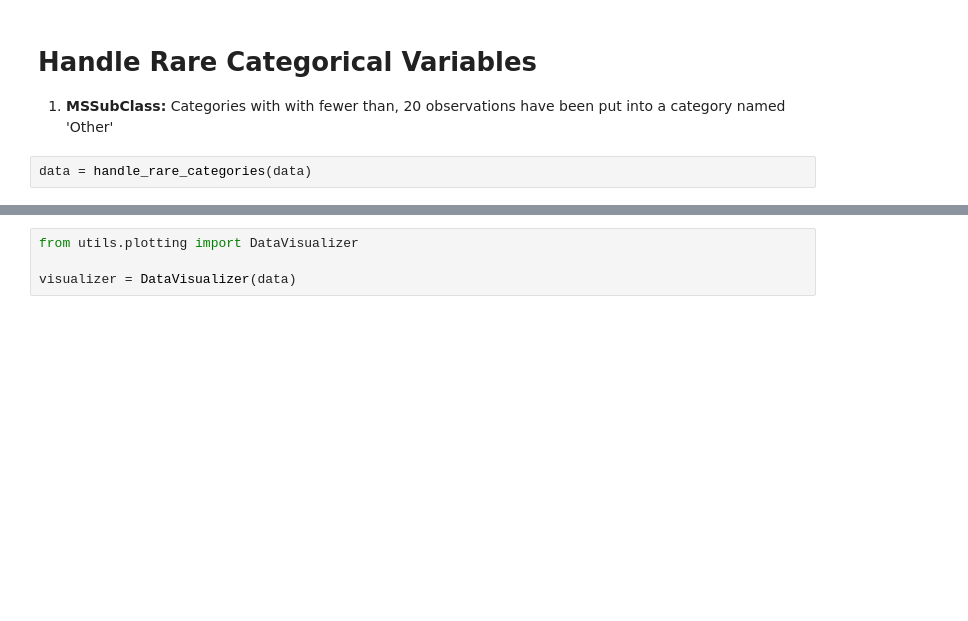
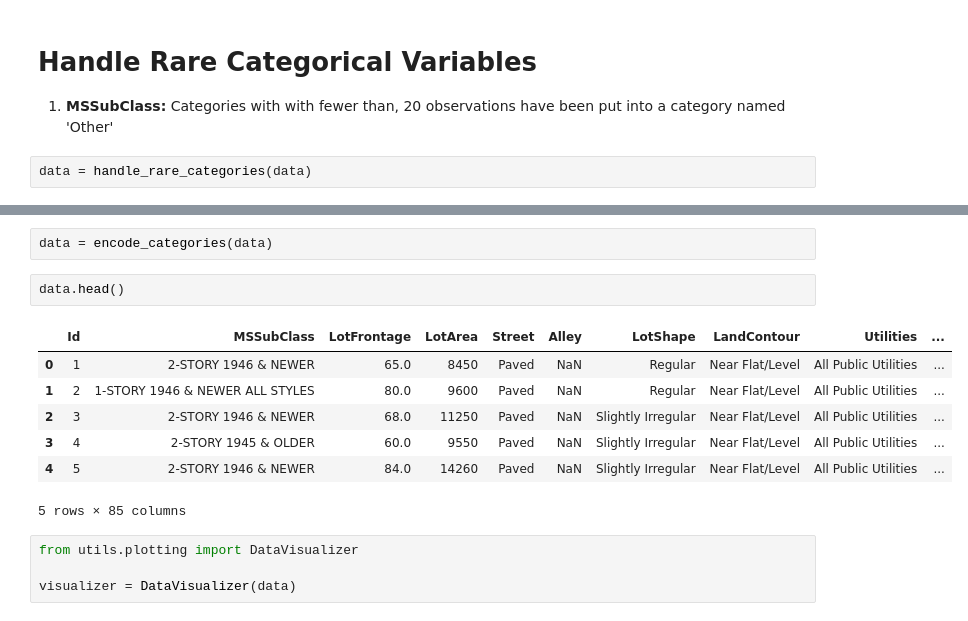
Before and after one commit to ktxdev/house-prices, a Jupyter notebook: notebooks/04_feature_engineering.ipynb, the cells around one changed output, grey strips where cells are left out. Saved outputs shown, nothing was run; the diff lists cells and outputs as text; blank space fills up the shorter version.

```diff
--- a/notebooks/04_feature_engineering.ipynb
+++ b/notebooks/04_feature_engineering.ipynb
@@ -23,3 +27,15 @@ data = handle_rare_categories(data)
+# %%
+data = encode_categories(data)
+# %%
+data.head()
+# %% [output]
+|  | Id | MSSubClass | LotFrontage | LotArea | Street | Alley | LotShape | LandContour | Utilities | ... |
+| 0 | 1 | 2-STORY 1946 & NEWER | 65.0 | 8450 | Paved | NaN | Regular | Near Flat/Level | All Public Utilities | ... |
+| 1 | 2 | 1-STORY 1946 & NEWER ALL STYLES | 80.0 | 9600 | Paved | NaN | Regular | Near Flat/Level | All Public Utilities | ... |
+| 2 | 3 | 2-STORY 1946 & NEWER | 68.0 | 11250 | Paved | NaN | Slightly Irregular | Near Flat/Level | All Public Utilities | ... |
+| 3 | 4 | 2-STORY 1945 & OLDER | 60.0 | 9550 | Paved | NaN | Slightly Irregular | Near Flat/Level | All Public Utilities | ... |
+| 4 | 5 | 2-STORY 1946 & NEWER | 84.0 | 14260 | Paved | NaN | Slightly Irregular | Near Flat/Level | All Public Utilities | ... |
+5 rows × 85 columns
 # %%
 from utils.plotting import DataVisualizer
 
```
Also changed, not shown: parts of 2 cells of this notebook, 4 other files.
